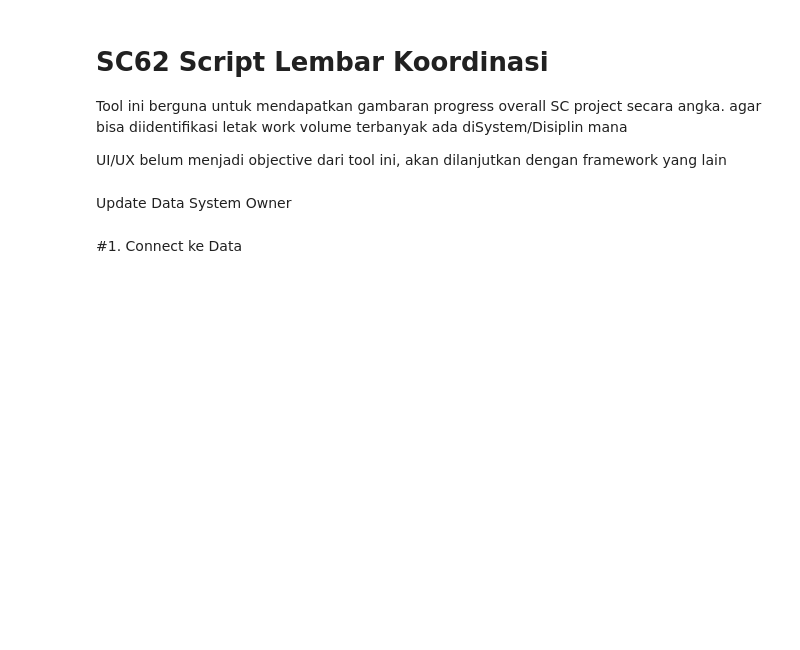
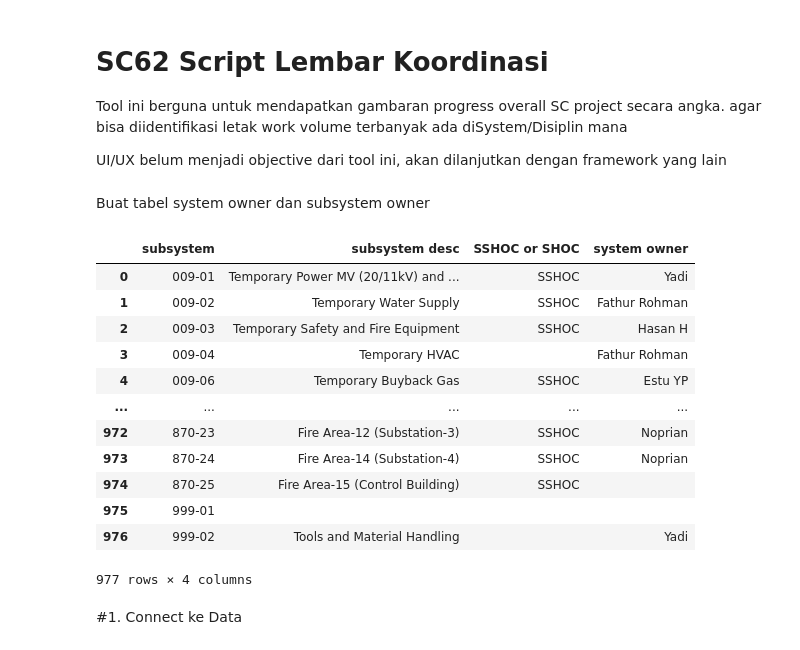
Before and after one commit to jimxs74/SC, a Jupyter notebook: SC62_LembarKoordinasi_Script.ipynb, the cells around one changed output. Saved outputs shown, nothing was run; the diff lists cells and outputs as text; code cells hidden in the pictures; blank space fills up the shorter version.

```diff
--- a/SC62_LembarKoordinasi_Script.ipynb
+++ b/SC62_LembarKoordinasi_Script.ipynb
@@ -35,44 +35,61 @@ def write_data(url, result, sheet):
   write.clear()
   set_with_dataframe(worksheet=write, dataframe=result, include_index=False,include_column_header=True, resize=True)
   return
-# %% [markdown]
-Update Data System Owner
+# %%
+# gsheet yang akan diolah dan analisis
+url_sc18 = 'https://docs.google.com/spreadsheets/d/1wrvBoSNka1f51hk8QuLd_bF7irVzSB6nDpg-Z_XqcG4/edit#gid=532748829'
+url_cert = "https://docs.google.com/spreadsheets/d/1xPQanRi1XDmo7FlUyiV6Rt8pro_zjEHLOE0GLROTReQ/edit#gid=1035965456"
+url_itr = "https://docs.google.com/spreadsheets/d/1aB57SwMedoMSjBxt5w_EBNYgmMoUACTJC056gEbD9a0/edit#gid=1491426671"
+url_cc = "https://docs.google.com/spreadsheets/d/1ZrQjq30E58bFFiuuZ9aqAYy2StB4uKDRb2oDtM3m8wk/edit#gid=1688767959"
+url_pc = "https://docs.google.com/spreadsheets/d/1DHwpGa_I0sd42o9zfC5cUMSud9XfKwPtyYm7UHY9xl0/edit#gid=1494113475"
+url_pl = "https://docs.google.com/spreadsheets/d/19VIlyxleK14LjZCPls-4F9fjg0Sh46Q8oTk5UawJzhI/edit#gid=622809212"
+url_sr = "https://docs.google.com/spreadsheets/d/1X3Zy083zX2spgZWqlw9TfnzUpHh_LR_C3H1jXyEdB4A/edit#gid=253348165"
+
+# Output tampilan
+url_sc62 = 'https://docs.google.com/spreadsheets/d/1BRdjDg45HbNN1oeN22UwpaBwTL7fDTqOkMTwBHs0g5g/edit#gid=2092045117'
+
+#dummy Test
+url_sc62_dummy = 'https://docs.google.com/spreadsheets/d/1nO9qBfJCS8vH7shuc_BAj9OGNsdjwqXkhBhFvhNdAcI/edit#gid=0'
+# %% [markdown]
+Buat tabel system owner dan subsystem owner
 # %%
-# Connect dan Ambil data dari SC18
-url_sc18 = 'https://docs.google.com/spreadsheets/d/1wrvBoSNka1f51hk8QuLd_bF7irVzSB6nDpg-Z_XqcG4/edit#gid=532748829'
-url_sc62 = 'https://docs.google.com/spreadsheets/d/1vrdgQtQEfgirlOOzfVxcxuZizaETIxQ9XvdN1Qryg40/edit#gid=873151360'
-
 gs_read = gc.open_by_url(url_sc18).worksheet('System List')
-gs_write = gc.open_by_url(url_sc61)
+gs_write = gc.open_by_url(url_sc62)
 
 df = gs_read.get_all_values()
 df = pd.DataFrame.from_records(df)
 
 # Ambil kolom yg di perlukan saja dari SC18
-df = df[[1,2,3,4,32]]
-df.columns = ['system','system desc','subsystem','subsystem desc', 'system owner']
+df = df[[1,2,3,4,24,32]]
+df.columns = ['system','system desc','subsystem','subsystem desc', 'SSHOC or SHOC','system owner']
 df['system'].replace('',np.nan, inplace=True)
 df['subsystem'].replace('',np.nan, inplace=True)
 
 # pilih row yang diperlukan saja
-df_so = df[6:]
-df_so = df_so.drop(['subsystem','subsystem desc'], axis=1)
+so = df[6:].drop(['subsystem','subsystem desc'], axis=1)
 
 # drop row yg mengandung blank pada column subsystem
-df_so.dropna(subset=['system'], inplace=True)
-df_so.reset_index(drop=True)
-
-# save to gsheet diworksheet so
-write_data(url_sc61, df_so, 'so')
+so.dropna(subset=['system'], inplace=True)
+so.reset_index(drop=True)
 
 # Generate summary table Sub-System Owner dari SC18
 # pilih row yang diperlukan saja
-df_sso = df[6:]
-df_sso = df_sso.drop(['system','system desc'], axis=1)
+sso = df[6:].drop(['system','system desc'], axis=1)
 
 # drop row yg mengandung blank pada column subsystem
-df_sso.dropna(subset=['subsystem'], inplace=True)
-df_sso.reset_index(drop=True)
-
-# save to gsheet diworksheet sso
-write_data(url_sc61, df_sso, 'sso')
+sso.dropna(subset=['subsystem'], inplace=True)
+sso.reset_index(drop=True)
+# %% [output]
+|  | subsystem | subsystem desc | SSHOC or SHOC | system owner |
+| 0 | 009-01 | Temporary Power MV (20/11kV) and ... | SSHOC | Yadi |
+| 1 | 009-02 | Temporary Water Supply | SSHOC | Fathur Rohman |
+| 2 | 009-03 | Temporary Safety and Fire Equipment | SSHOC | Hasan H |
+| 3 | 009-04 | Temporary HVAC |  | Fathur Rohman |
+| 4 | 009-06 | Temporary Buyback Gas | SSHOC | Estu YP |
+| ... | ... | ... | ... | ... |
+| 972 | 870-23 | Fire Area-12 (Substation-3) | SSHOC | Noprian |
+| 973 | 870-24 | Fire Area-14 (Substation-4) | SSHOC | Noprian |
+| 974 | 870-25 | Fire Area-15 (Control Building) | SSHOC |  |
+| 975 | 999-01 |  |  |  |
+| 976 | 999-02 | Tools and Material Handling |  | Yadi |
+977 rows × 4 columns
```
Also changed, not shown: parts of 38 cells of this notebook.
